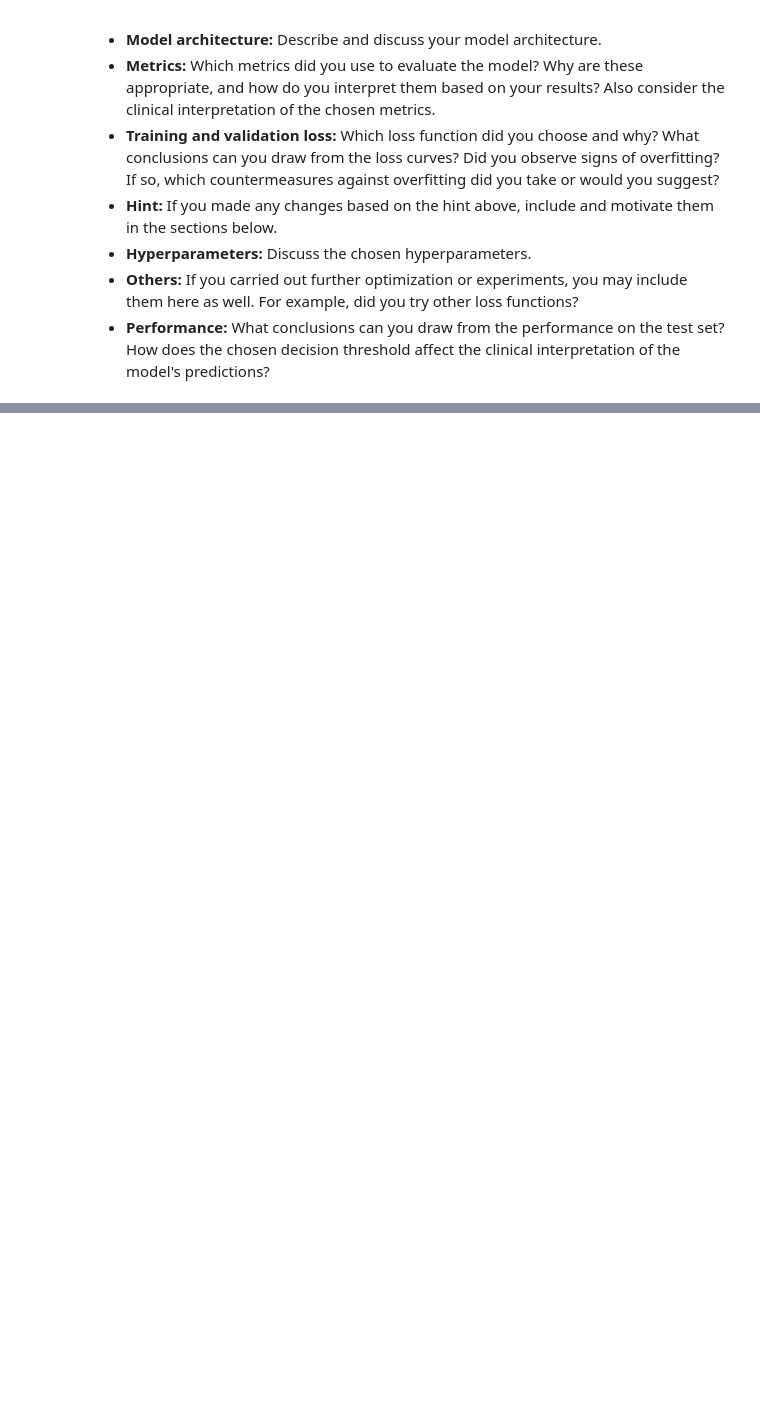
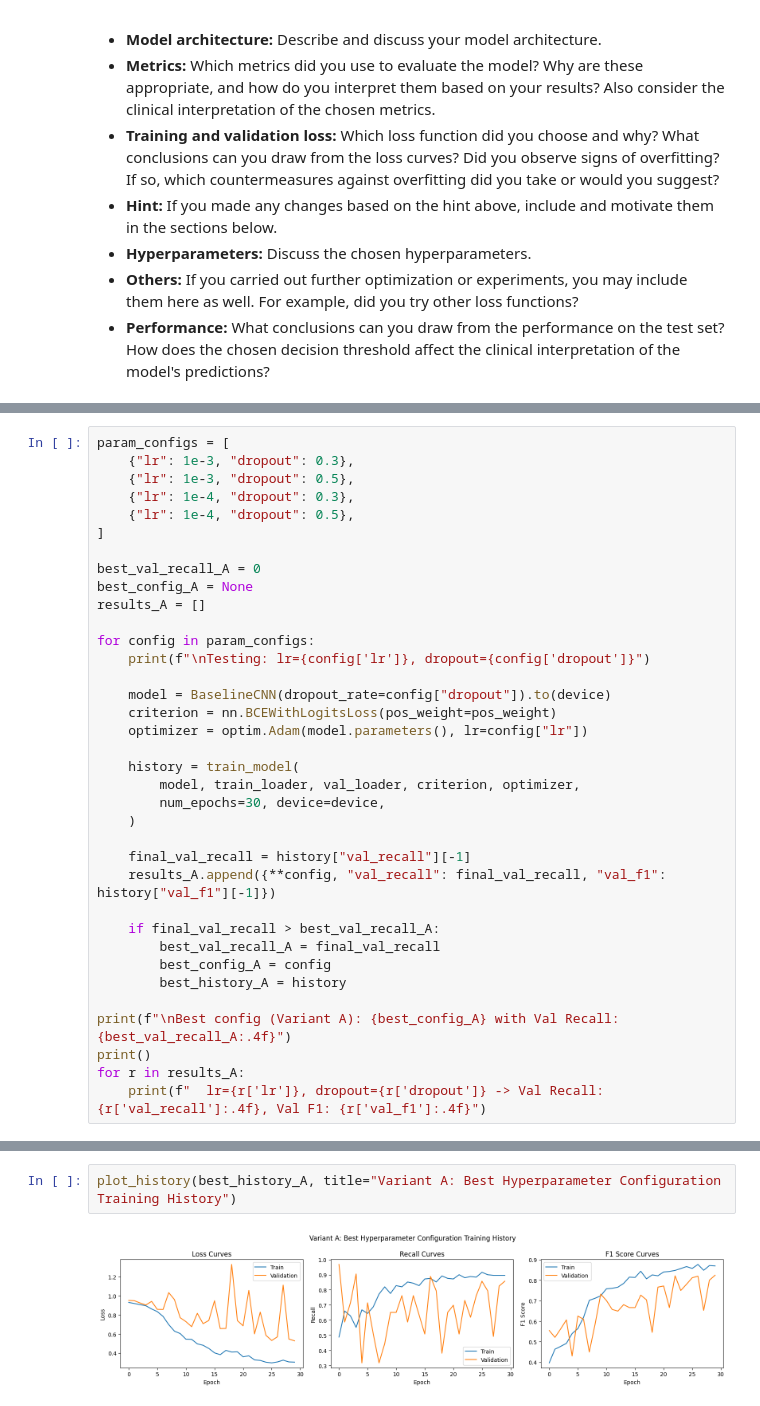
Before and after one commit to cornelka/ugentAI_kneeOA, a Jupyter notebook: notebooks/2_basemodel/baseline.ipynb, the cells around one changed output, grey strips where cells are left out. Cells and saved outputs as stored; diff of their text form; blank space fills up the shorter version.

```diff
--- a/notebooks/2_basemodel/baseline.ipynb
+++ b/notebooks/2_basemodel/baseline.ipynb
@@ -538,0 +445,36 @@ to do's:
+# %%
+param_configs = [
+    {"lr": 1e-3, "dropout": 0.3},
+    {"lr": 1e-3, "dropout": 0.5},
+    {"lr": 1e-4, "dropout": 0.3},
+    {"lr": 1e-4, "dropout": 0.5},
+]
+
+best_val_recall_A = 0
+best_config_A = None
+results_A = []
+
+for config in param_configs:
+    print(f"\nTesting: lr={config['lr']}, dropout={config['dropout']}")
+
+    model = BaselineCNN(dropout_rate=config["dropout"]).to(device)
+    criterion = nn.BCEWithLogitsLoss(pos_weight=pos_weight)
+    optimizer = optim.Adam(model.parameters(), lr=config["lr"])
+
+    history = train_model(
+        model, train_loader, val_loader, criterion, optimizer,
+        num_epochs=30, device=device,
+    )
+
+    final_val_recall = history["val_recall"][-1]
+    results_A.append({**config, "val_recall": final_val_recall, "val_f1": history["val_f1"][-1]})
+
+    if final_val_recall > best_val_recall_A:
+        best_val_recall_A = final_val_recall
+        best_config_A = config
+        best_history_A = history
+
+print(f"\nBest config (Variant A): {best_config_A} with Val Recall: {best_val_recall_A:.4f}")
+print()
+for r in results_A:
+    print(f"  lr={r['lr']}, dropout={r['dropout']} -> Val Recall: {r['val_recall']:.4f}, Val F1: {r['val_f1']:.4f}")
@@ -538,0 +499,4 @@ to do's:
+# %%
+plot_history(best_history_A, title="Variant A: Best Hyperparameter Configuration Training History")
+# %% [output]
+[figure, added]
```
Also changed, not shown: parts of 60 cells of this notebook.
